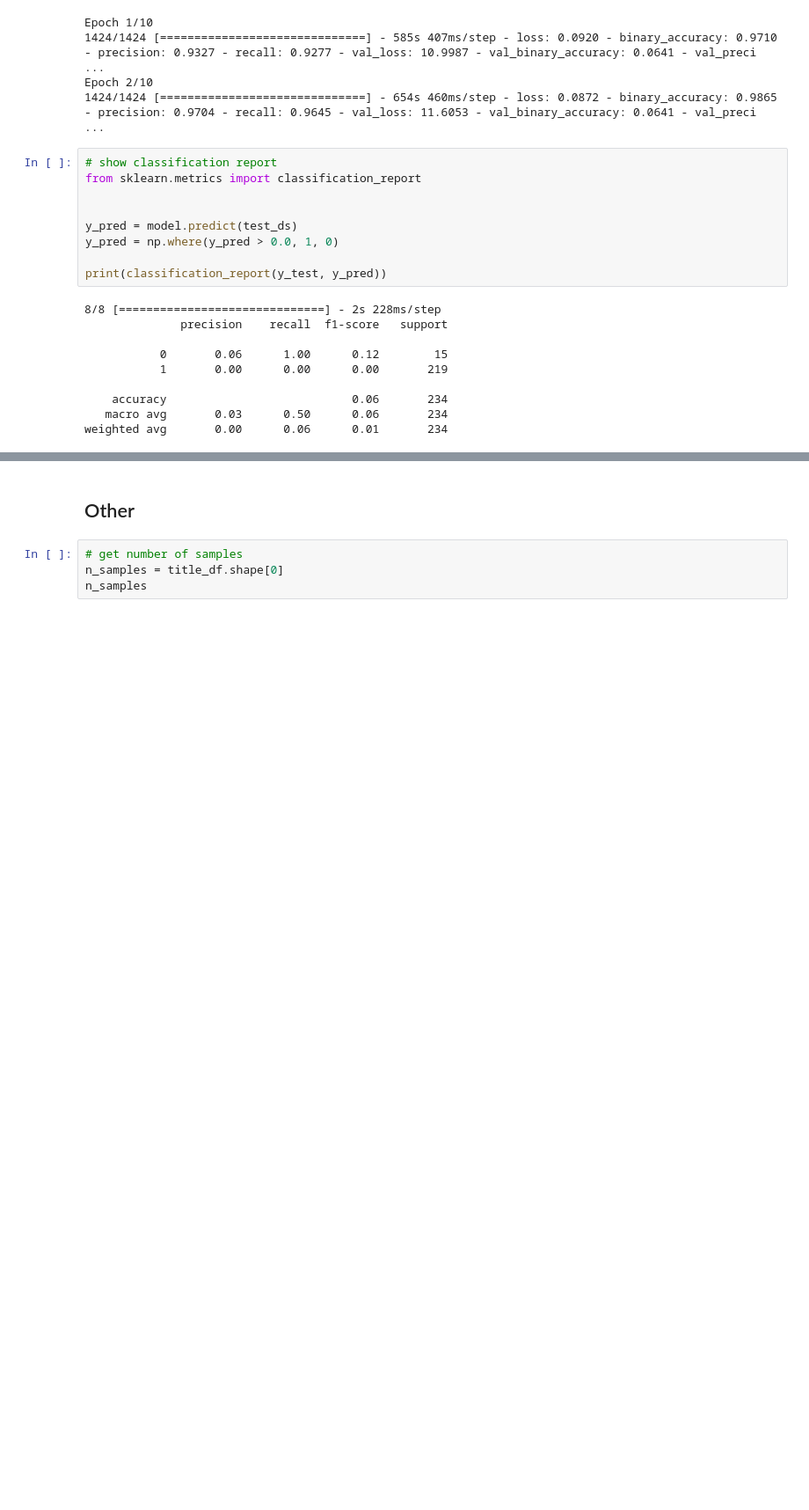
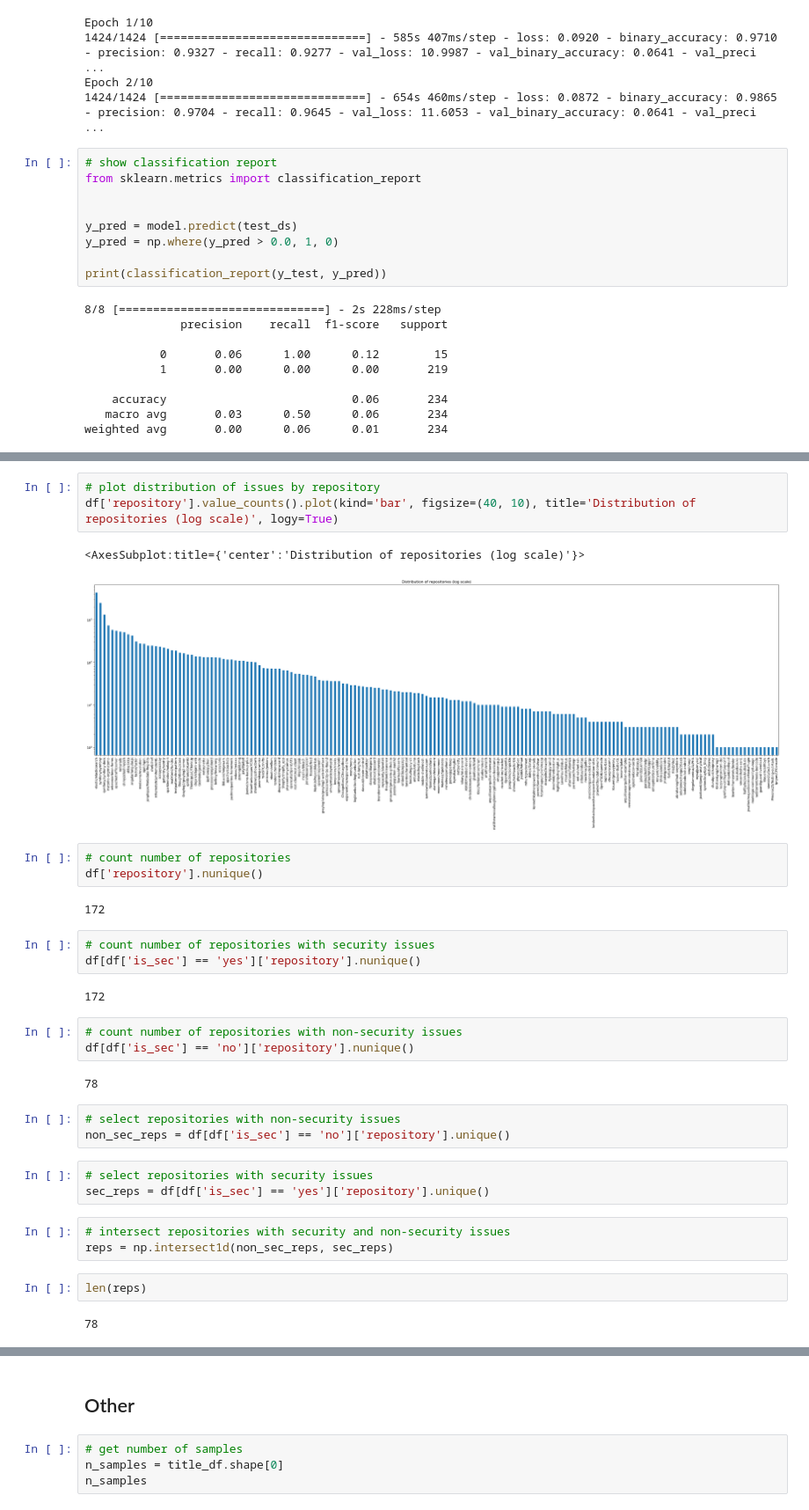
Before and after one commit to TeamPML/GuthubSecurityIssues, a Jupyter notebook: modelling.ipynb, the cells around one changed output, grey strips where cells are left out. Shown at 88% size. Drawn from its saved outputs; the diff is of its cells as text; blank space fills up the shorter version.

```diff
--- a/modelling.ipynb
+++ b/modelling.ipynb
@@ -1571,0 +1609,34 @@ weighted avg       0.00      0.06      0.01       234
+# %%
+# plot distribution of issues by repository
+df['repository'].value_counts().plot(kind='bar', figsize=(40, 10), title='Distribution of repositories (log scale)', logy=True)
+# %% [output]
+<AxesSubplot:title={'center':'Distribution of repositories (log scale)'}>
+[figure, added]
+# %%
+# count number of repositories
+df['repository'].nunique()
+# %% [output]
+172
+# %%
+# count number of repositories with security issues
+df[df['is_sec'] == 'yes']['repository'].nunique()
+# %% [output]
+172
+# %%
+# count number of repositories with non-security issues
+df[df['is_sec'] == 'no']['repository'].nunique()
+# %% [output]
+78
+# %%
+# select repositories with non-security issues
+non_sec_reps = df[df['is_sec'] == 'no']['repository'].unique()
+# %%
+# select repositories with security issues
+sec_reps = df[df['is_sec'] == 'yes']['repository'].unique()
+# %%
+# intersect repositories with security and non-security issues
+reps = np.intersect1d(non_sec_reps, sec_reps)
+# %%
+len(reps)
+# %% [output]
+78
```
Also changed, not shown: parts of 24 cells of this notebook.
